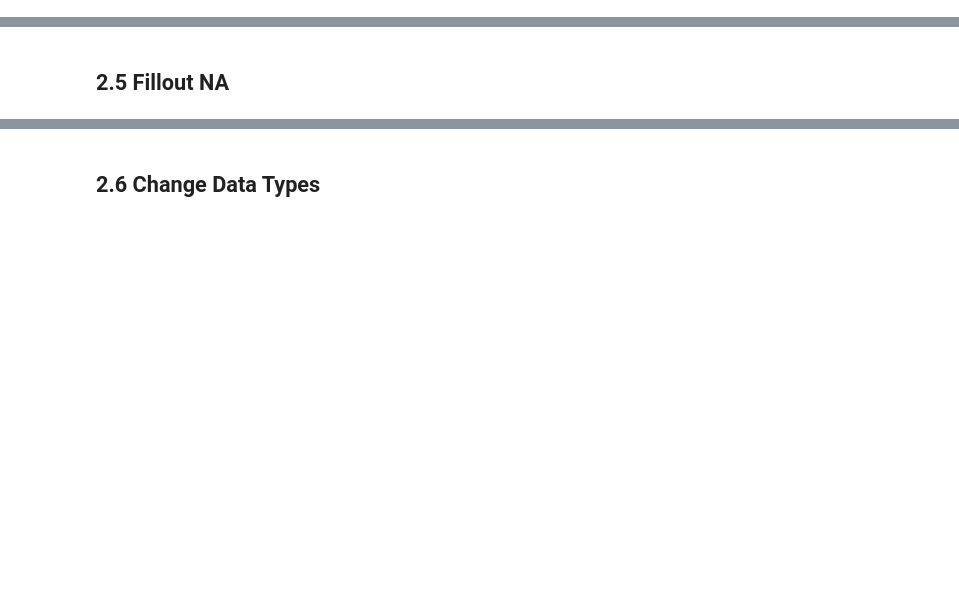
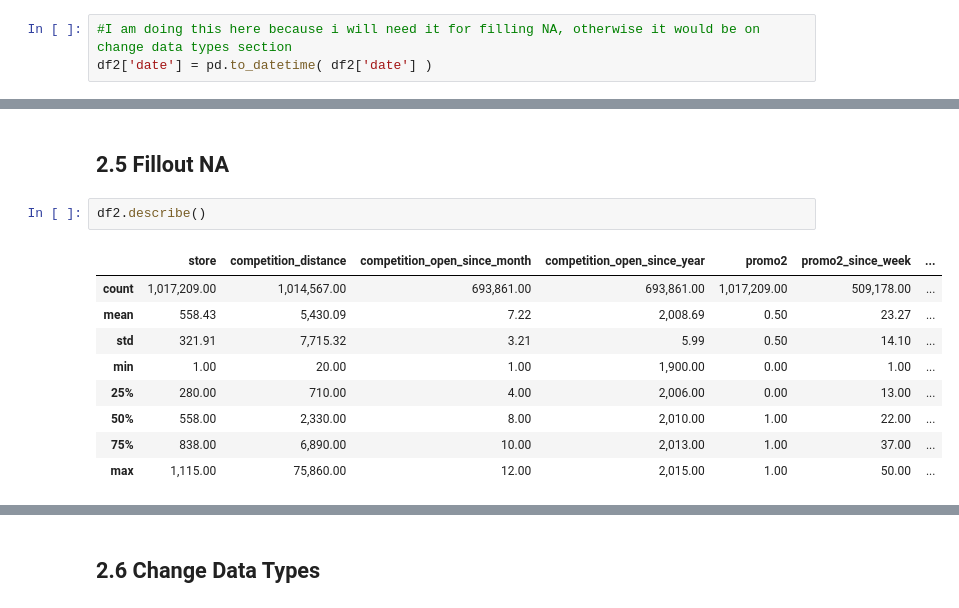
Before and after one commit to rafael-asousa/Sales-Prediction, a Jupyter notebook: notebook/Notebook-Sales-Prediction.ipynb, the cells around one changed output, grey strips where cells are left out. Drawn from its saved outputs; the diff is of its cells as text; blank space fills up the shorter version.

```diff
--- a/notebook/Notebook-Sales-Prediction.ipynb
+++ b/notebook/Notebook-Sales-Prediction.ipynb
@@ -15,2 +100,5 @@
+# %%
+#I am doing this here because i will need it for filling NA, otherwise it would be on change data types section
+df2['date'] = pd.to_datetime( df2['date'] )
 # %% [markdown]
 ## 2.4 Check NA
@@ -17,2 +127,14 @@
 # %% [markdown]
 ## 2.5 Fillout NA
+# %%
+df2.describe()
+# %% [output]
+|  | store | competition_distance | competition_open_since_month | competition_open_since_year | promo2 | promo2_since_week | ... |
+| count | 1,017,209.00 | 1,014,567.00 | 693,861.00 | 693,861.00 | 1,017,209.00 | 509,178.00 | ... |
+| mean | 558.43 | 5,430.09 | 7.22 | 2,008.69 | 0.50 | 23.27 | ... |
+| std | 321.91 | 7,715.32 | 3.21 | 5.99 | 0.50 | 14.10 | ... |
+| min | 1.00 | 20.00 | 1.00 | 1,900.00 | 0.00 | 1.00 | ... |
+| 25% | 280.00 | 710.00 | 4.00 | 2,006.00 | 0.00 | 13.00 | ... |
+| 50% | 558.00 | 2,330.00 | 8.00 | 2,010.00 | 1.00 | 22.00 | ... |
+| 75% | 838.00 | 6,890.00 | 10.00 | 2,013.00 | 1.00 | 37.00 | ... |
+| max | 1,115.00 | 75,860.00 | 12.00 | 2,015.00 | 1.00 | 50.00 | ... |
```
Also changed, not shown: parts of 10 cells of this notebook.
